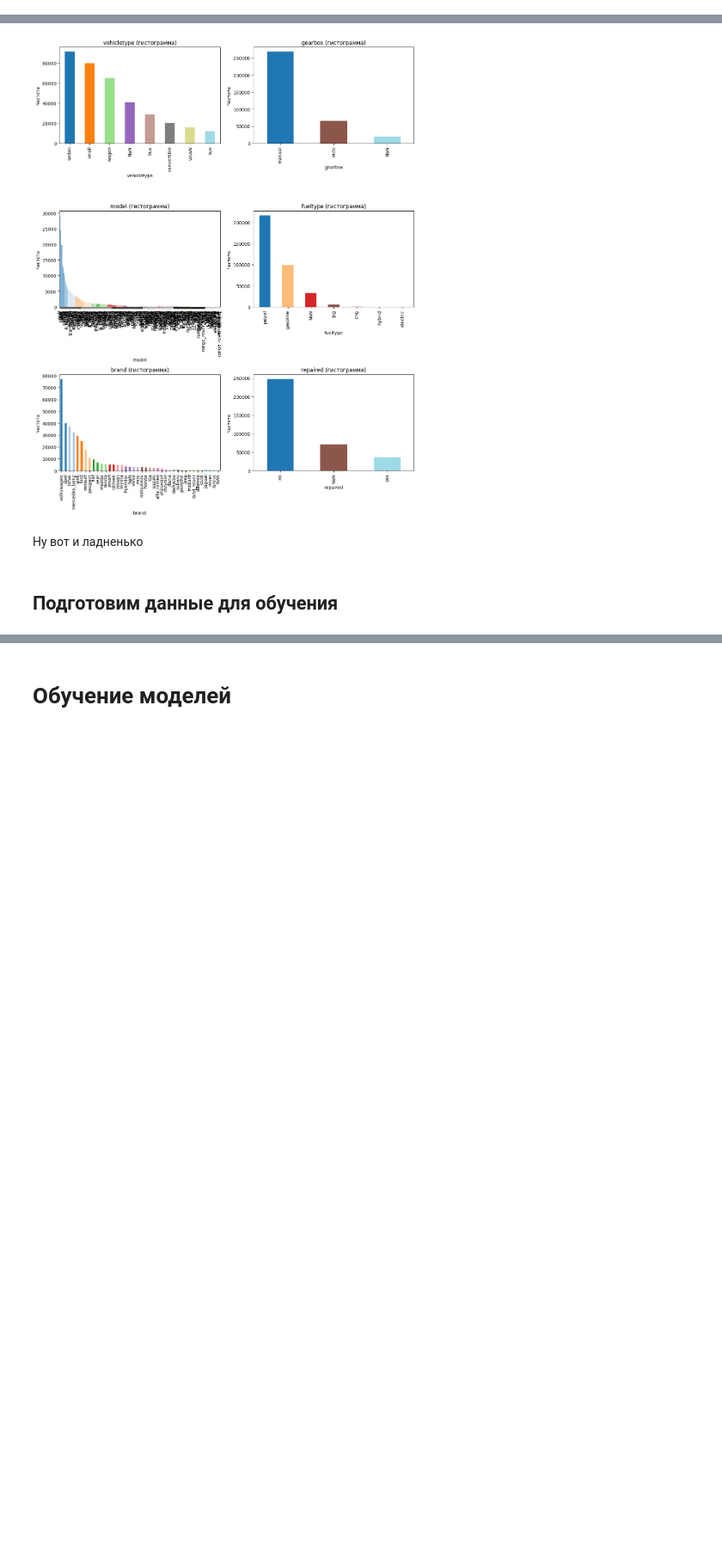
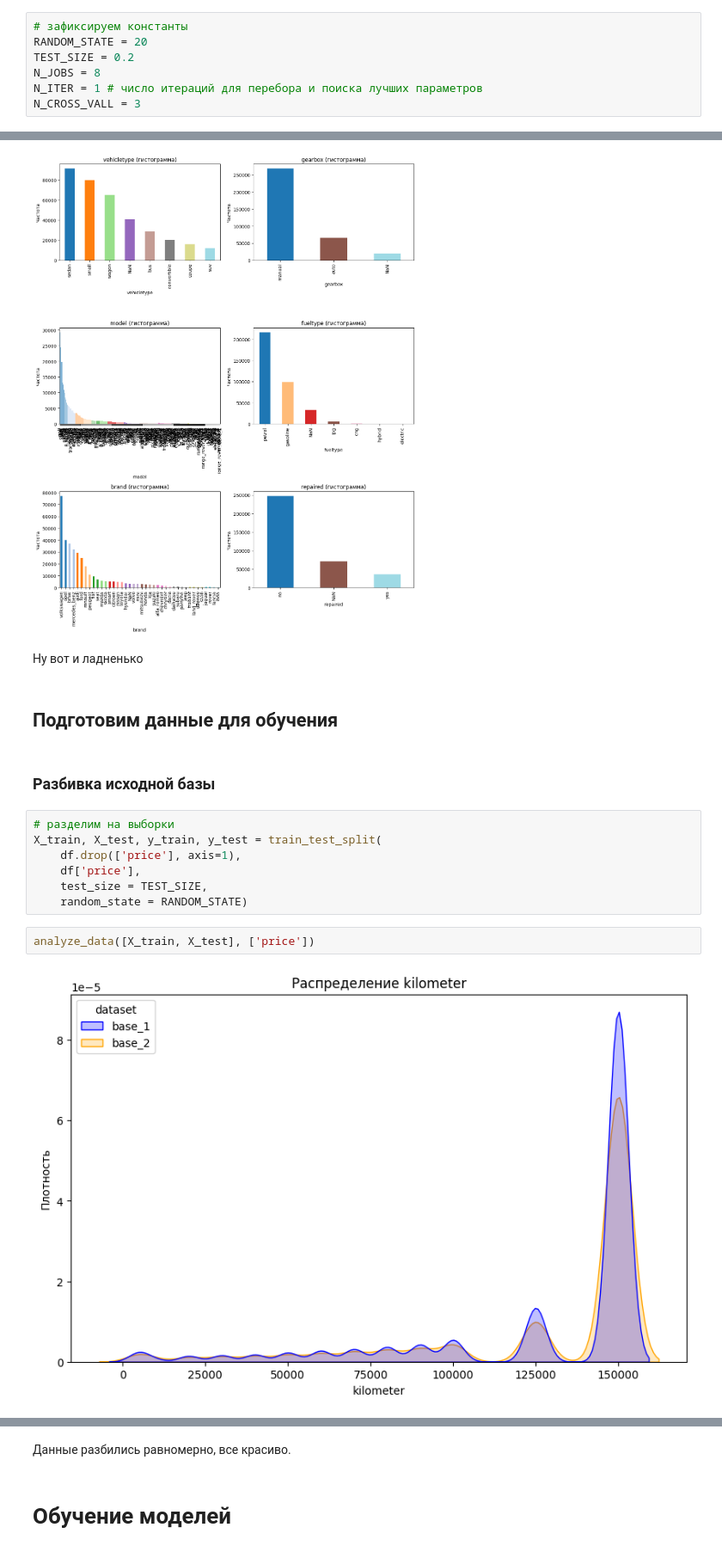
Before and after one commit to Ankudar/yandex_practicum_ds, a Jupyter notebook: 10) Chislennie_metodi/15d5adf9-246c-4b56-a6a8-43d94bd8231e.ipynb, the cells around one changed output, grey strips where cells are left out. Shown at 86% size. Cells and saved outputs as stored; diff of their text form; blank space fills up the shorter version.

```diff
--- a/10) Chislennie_metodi/15d5adf9-246c-4b56-a6a8-43d94bd8231e.ipynb
+++ b/10) Chislennie_metodi/15d5adf9-246c-4b56-a6a8-43d94bd8231e.ipynb
@@ -21,3 +46,10 @@ from datetime import datetime
+# %%
+# зафиксируем константы
+RANDOM_STATE = 20
+TEST_SIZE = 0.2
+N_JOBS = 8
+N_ITER = 1 # число итераций для перебора и поиска лучших параметров
+N_CROSS_VALL = 3
 # %% [markdown]
 # Функции для работы
 # %%
@@ -512,3 +588,16 @@ plot_categorical_columns(df, col=None, target=None)
 Ну вот и ладненько
 # %% [markdown]
 ## Подготовим данные для обучения
+# %% [markdown]
+### Разбивка исходной базы
+# %%
+# разделим на выборки
+X_train, X_test, y_train, y_test = train_test_split(
+    df.drop(['price'], axis=1),
+    df['price'],
+    test_size = TEST_SIZE,
+    random_state = RANDOM_STATE)
+# %%
+analyze_data([X_train, X_test], ['price'])
+# %% [output]
+[figure, added]
@@ -515,2 +606,4 @@ plot_categorical_columns(df, col=None, target=None)
+# %% [markdown]
+Данные разбились равномерно, все красиво.
 # %% [markdown]
 # Обучение моделей
```
Also changed, not shown: parts of 18 cells of this notebook.
